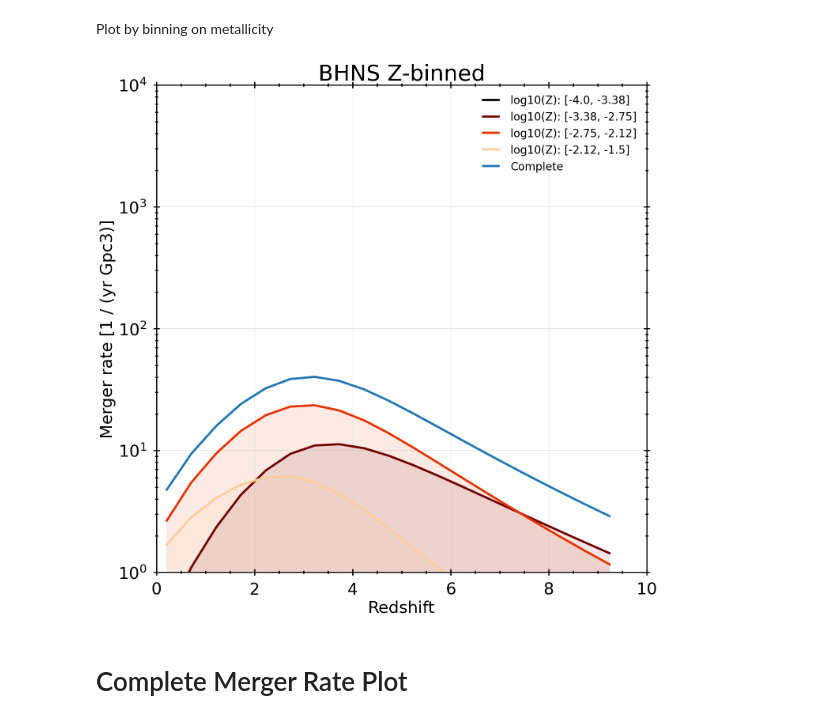
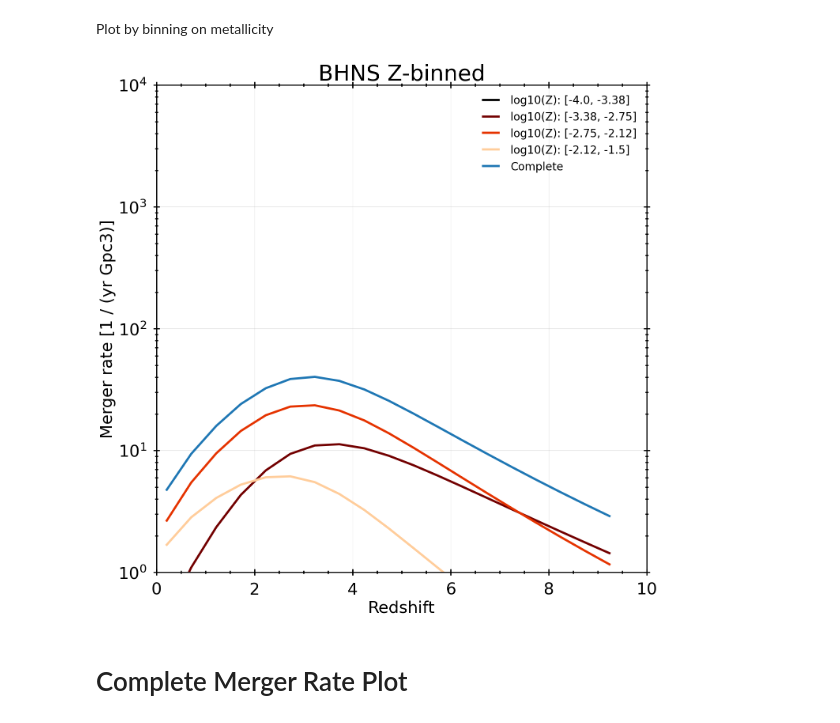
Before and after one commit to stlgolfer/metallicity_mergers, a Jupyter notebook: convolve_test.ipynb, the cells around one changed output. Drawn from its saved outputs; the diff is of its cells as text; code cells hidden in the pictures.

```diff
--- a/convolve_test.ipynb
+++ b/convolve_test.ipynb
@@ -549,12 +549,12 @@ for bi in range(fiducial_plotting_data['merger_rates_binned_by_metallicities'].s
         color=color_bins[bi],
         label=f'log10(Z): [{fiducial_plotting_data['merger_metallicity_bins'][bi]}, {fiducial_plotting_data['merger_metallicity_bins'][bi+1]}]'
     )
-    merger_ax.fill_between(
-        np.round(fiducial_plotting_data['redshifts'],2),
-        fiducial_plotting_data['merger_rates_binned_by_metallicities'][bi],
-        color=color_bins[bi],
-        alpha=0.1
-    )
+    # merger_ax.fill_between(
+    #     np.round(fiducial_plotting_data['redshifts'],2),
+    #     fiducial_plotting_data['merger_rates_binned_by_metallicities'][bi],
+    #     color=color_bins[bi],
+    #     alpha=0.1
+    # )
     # merger_ax.plot(
     #     np.round(merger_ax_lookbacks,2),
     #     merger_rates_binned_by_delaytimes[bi],
@@ -562,34 +562,34 @@ for bi in range(fiducial_plotting_data['merger_rates_binned_by_metallicities'].s
     # )
 
 # complete_merger_ax.plot(
 #     fiducial_plotting_data['redshifts'],
 #     np.sum(fiducial_plotting_data['merger_rates_binned_by_metallicities'],axis=0)
 # )
 
 merger_ax.plot(
     fiducial_plotting_data['redshifts'],
     np.sum(fiducial_plotting_data['merger_rates_binned_by_metallicities'],axis=0),
     label='Complete'
 )
 
 merger_ax.set_xlabel('Redshift')
 # complete_merger_ax.set_xlabel('Redshift')
 # merger_ax.set_ylim(sorted(merger_ax.get_ylim()))
 merger_ax.set_yscale('log')
 # complete_merger_ax.set_yscale('log')
 
 merger_ax.set_ylabel(f'Merger rate [{fiducial_plotting_data['y_units']}]')
 merger_ax.legend()
 merger_ax.set_title(f'{TYPES} Z-binned')
 # complete_merger_ax.set_title('Complete rate')
 
 merger_ax.set_xlim(0, 10)
 merger_ax.set_ylim(1,10e3)
 # complete_merger_ax.set_xlim(0, 10)
 # complete_merger_ax.set_ylim(1,10000)
 merger_fig.savefig('merger rates.png')
 # %% [output]
-[figure, old version]
+[figure, new version]
 # %% [markdown]
 # Complete Merger Rate Plot
 # %%
```
Also changed, not shown: parts of 4 cells of this notebook, 1 other file.
